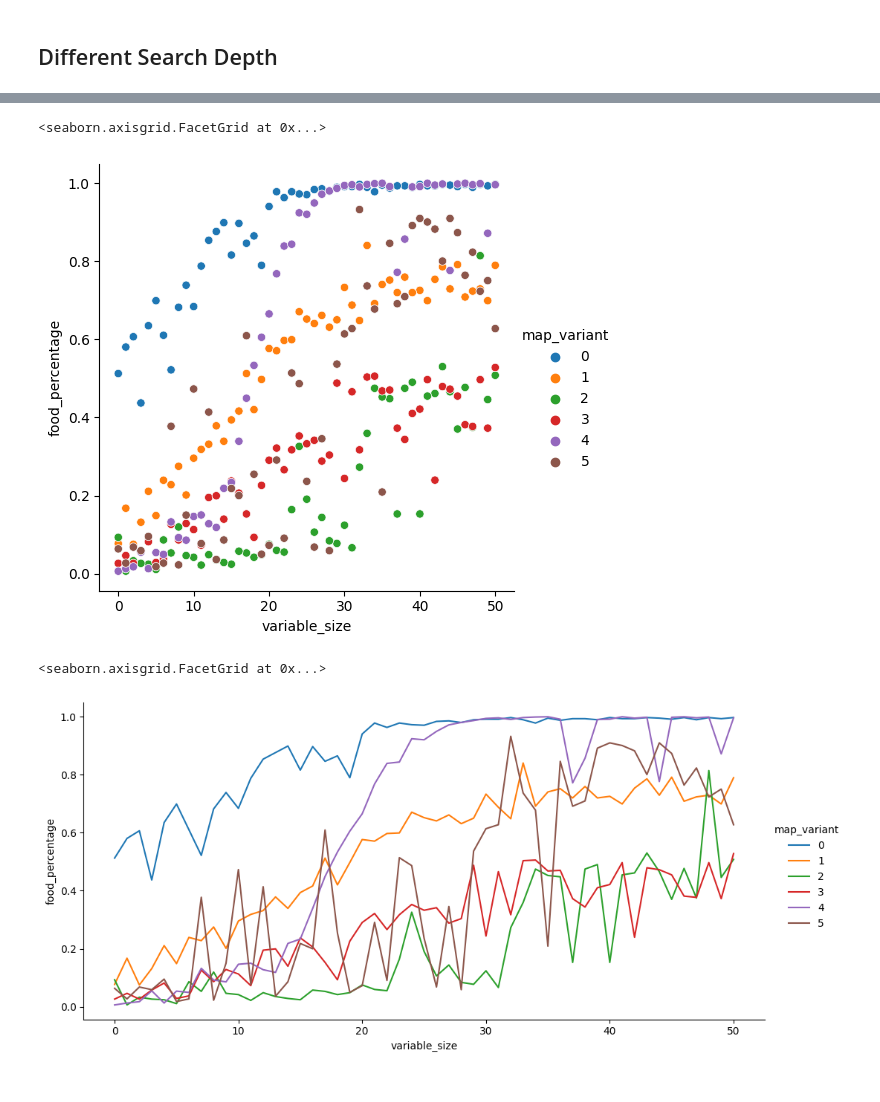
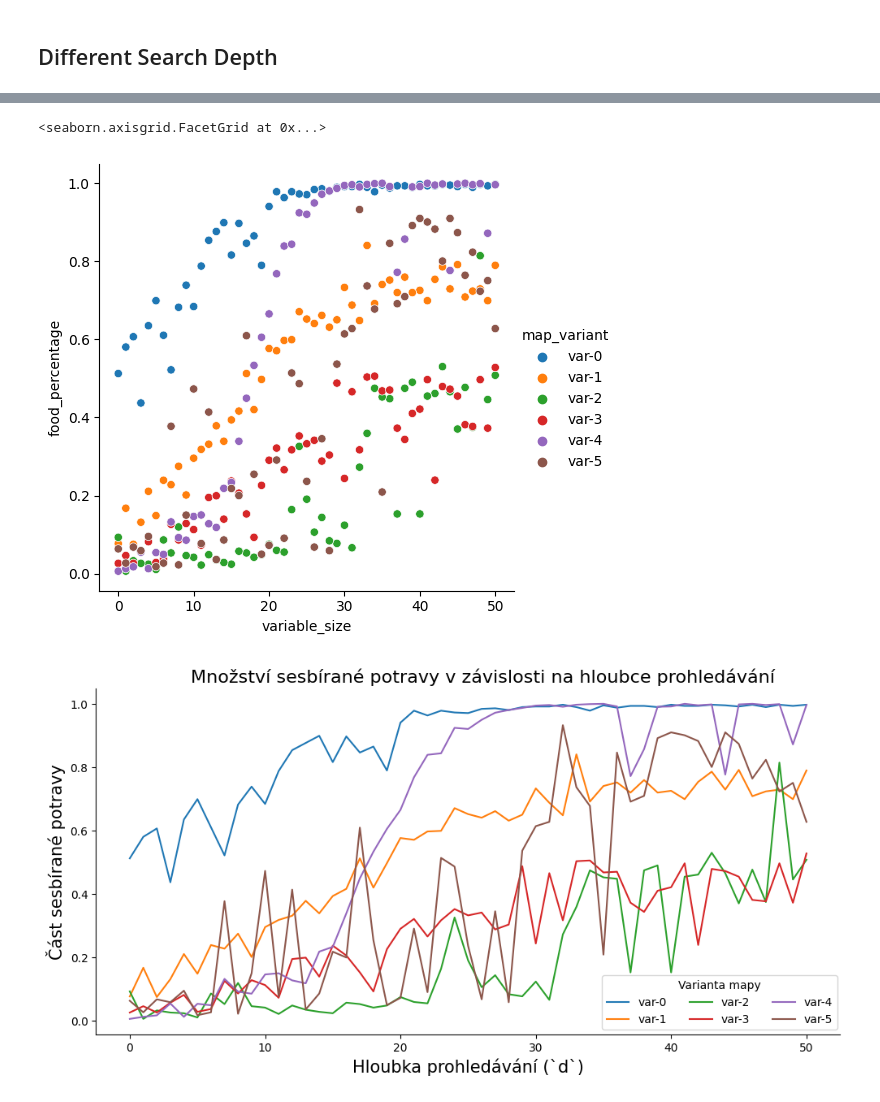
Before and after one commit to dbeinhauer/ant_colony_model, a Jupyter notebook: plot_creator.ipynb, the cells around one changed output, grey strips where cells are left out. Saved outputs shown, nothing was run; the diff lists cells and outputs as text; code cells hidden in the pictures.

```diff
--- a/plot_creator.ipynb
+++ b/plot_creator.ipynb
@@ -252,6 +250,22 @@ def load_experiment_data(
 ## All Data Overview
 # %%
 experiment_data = load_experiment_data()
+# %%
+# Rename the map variants:
+map_variants = {
+    "0": "var-0",
+    "1": "var-1",
+    "2": "var-2",
+    "3": "var-3",
+    "4": "var-4",
+    "5": "var-5",
+}
+
+# Filter data for the specified trials and remove blinks.
+experiment_data = experiment_data[experiment_data.map_variant.isin(map_variants.keys())]
+
+# Create labels for the plots.
+experiment_data["map_variant"] = experiment_data["map_variant"].map(map_variants).astype(str)
 # %%
 experiment_data
 # %% [output]
@@ -393,17 +432,29 @@ sns.relplot(
 )
 # %% [output]
 <seaborn.axisgrid.FacetGrid at 0x...>
-[figure, old version]
+[figure, new version]
 # %%
-sns.relplot(
+g = sns.relplot(
     data=depth_data,
     x="variable_size",
     y="food_percentage",
     hue="map_variant",
     kind="line",
     aspect=2
+)#.set(title="Množství sesbírané potravy v závislosti na hloubce prohledávání")
+
+g.fig.suptitle("Množství sesbírané potravy v závislosti na hloubce prohledávání", fontsize=16, y=1.02)
+g.set_xlabels("Hloubka prohledávání (`d`)", fontsize=15)
+g.set_ylabels("Část sesbírané potravy", fontsize=15)
+g._legend.set_title("Varianta mapy")
+
+sns.move_legend(
+    g, "lower center",
+    bbox_to_anchor=(.765, .115), ncol=3, title='Varianta mapy', frameon=True,
 )
+
+
+# plt.savefig('template1/images/search_depth_variants_together.pdf', bbox_inches='tight')
 # %% [output]
-<seaborn.axisgrid.FacetGrid at 0x...>
-[figure, old version]
+[figure, new version]
 # %%
```
Also changed, not shown: parts of 17 cells of this notebook, 24 other files.
